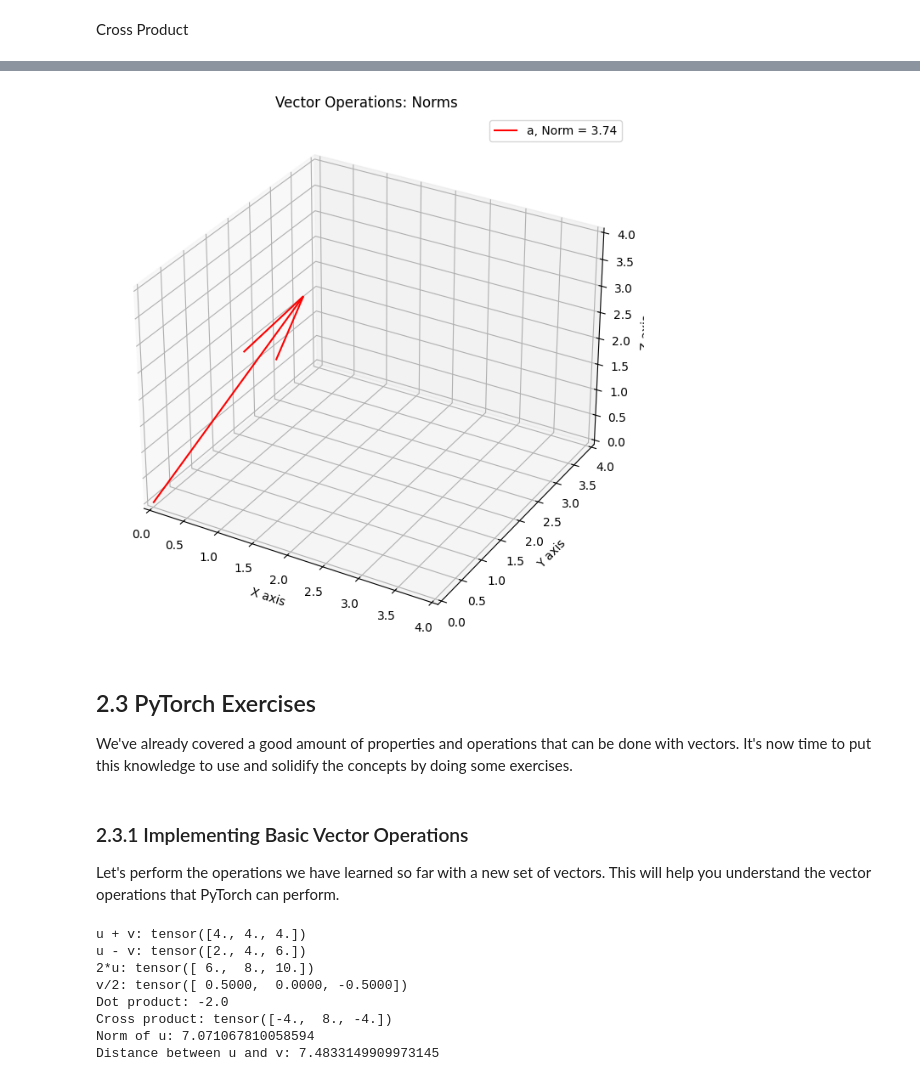
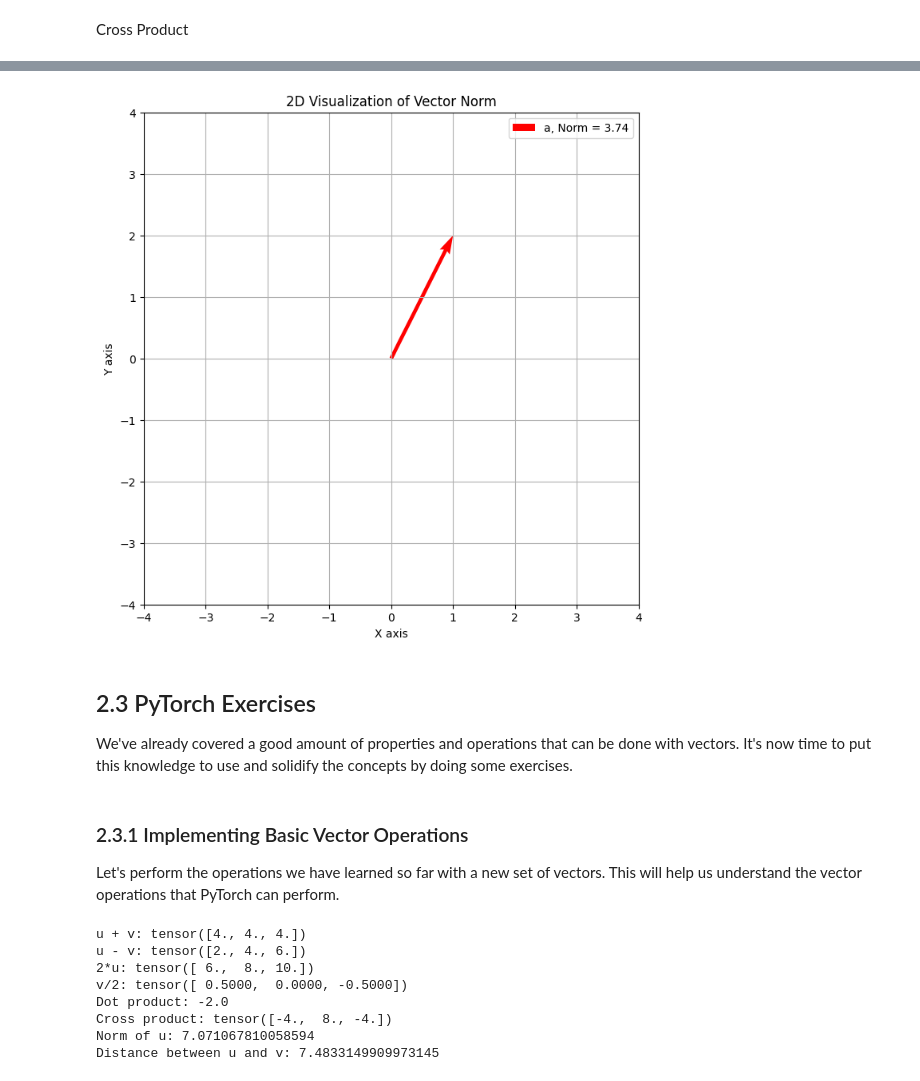
Before and after one commit to vedanshpriyadarshi/pytorch-linear-algebra, a Jupyter notebook: Linear_Algebra_Using_PyTorch_1.ipynb, the cells around one changed output, grey strips where cells are left out. Cells and saved outputs as stored; diff of their text form; code cells hidden in the pictures.

```diff
--- a/Linear_Algebra_Using_PyTorch_1.ipynb
+++ b/Linear_Algebra_Using_PyTorch_1.ipynb
@@ -475,44 +469,39 @@ Norms and Distance Measures
 # %%
-import torch
-import matplotlib.pyplot as plt
-from mpl_toolkits.mplot3d import Axes3D
-
 # Define a vector
 a = torch.tensor([1, 2, 3], dtype=torch.float)
 
 # Calculate the norm (length) of the vector
 norm_a = torch.norm(a)
 
-# Create a 3D figure
-fig = plt.figure(figsize=(8,8))
-ax = fig.add_subplot(111, projection='3d')
+# Create a 2D plot for visualization
+fig, ax = plt.subplots(figsize=(8, 8))
 
-# Plot the vector
-ax.quiver(0, 0, 0, a[0], a[1], a[2], color='r', label=f'a, Norm = {norm_a:.2f}')
+# Quiver plot for the vector
+# For 2D, we use only the first two components of the tensor
+ax.quiver(0, 0, a[0].item(), a[1].item(), angles='xy', scale_units='xy', scale=1, color='r', label=f'a, Norm = {norm_a:.2f}')
 
-# Setting limits for better visualization
-ax.set_xlim([0, 4])
-ax.set_ylim([0, 4])
-ax.set_zlim([0, 4])
+# Setting the limits for the axes for better visualization
+ax.set_xlim([-4, 4])
+ax.set_ylim([-4, 4])
 
-# Adding labels, legend, and title
+# Adding labels, title, legend, and grid
 ax.set_xlabel('X axis')
 ax.set_ylabel('Y axis')
-ax.set_zlabel('Z axis')
-ax.set_title('Vector Operations: Norms')
+ax.set_title('2D Visualization of Vector Norm')
 ax.legend()
+plt.grid(True)
 
 # Show the plot
 plt.show()
 # %% [output]
-[figure, old version]
+[figure, new version]
 # %% [markdown]
 ## 2.3 PyTorch Exercises
 
 We've already covered a good amount of properties and operations that can be done with vectors. It's now time to put this knowledge to use and solidify the concepts by doing some exercises.
 # %% [markdown]
 ### 2.3.1 Implementing Basic Vector Operations
-Let's perform the operations we have learned so far with a new set of vectors. This will help you understand the vector operations that PyTorch can perform.
+Let's perform the operations we have learned so far with a new set of vectors. This will help us understand the vector operations that PyTorch can perform.
 # %%
 # Import torch
 import torch
```
Also changed, not shown: parts of 21 cells of this notebook.
